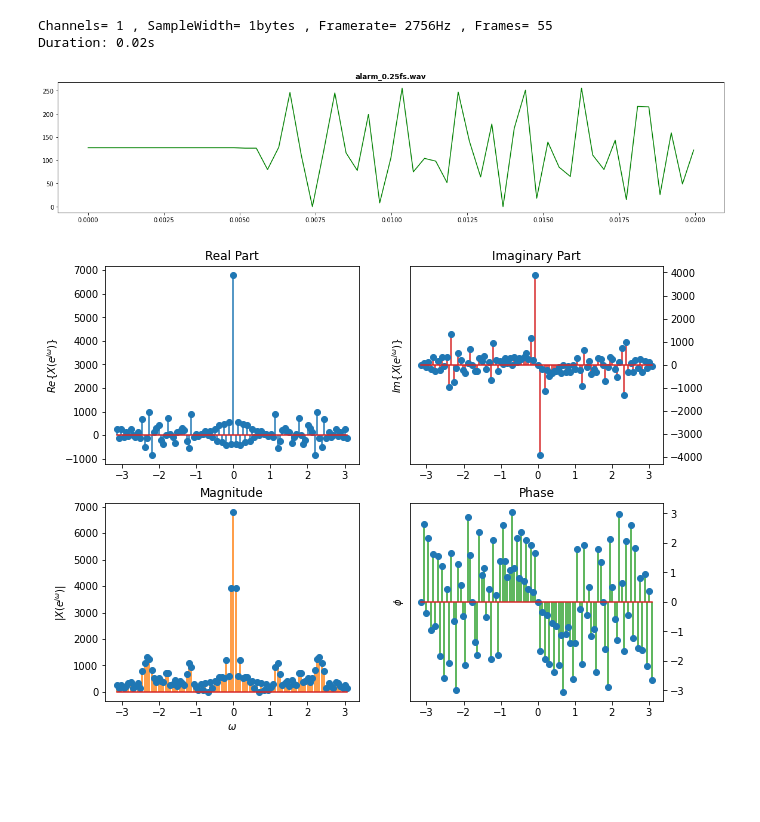
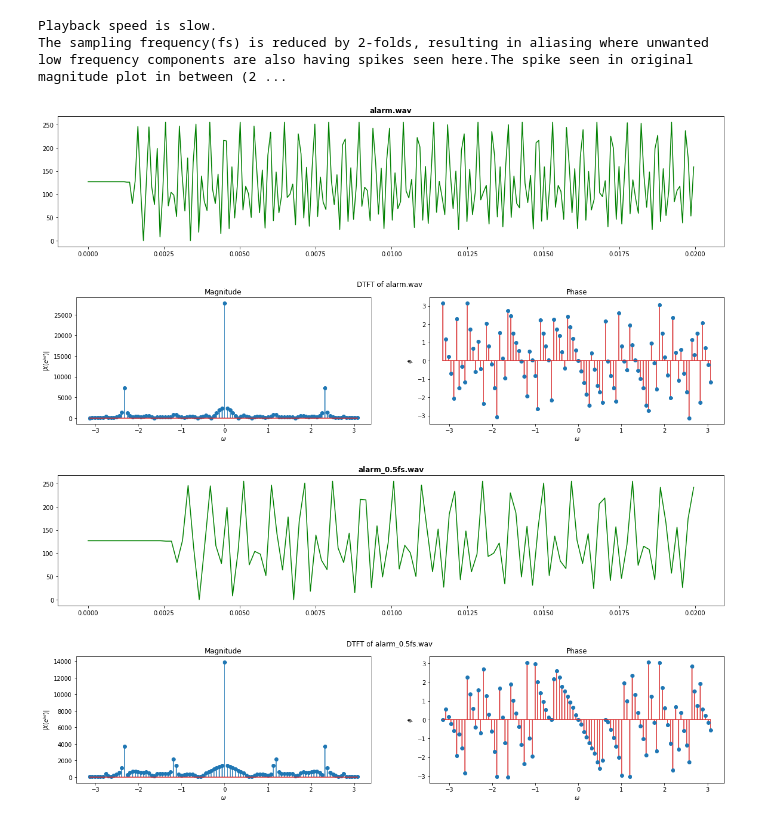
Before and after one commit to TUdayKiranReddy/DSP, a Jupyter notebook: hw1.ipynb, the cells around one changed output. Cells and saved outputs as stored; diff of their text form; code cells hidden in the pictures; blank space fills up the shorter version.

```diff
--- a/hw1.ipynb
+++ b/hw1.ipynb
@@ -120,29 +130,30 @@ def wavfile_to_nparray(FILE, verbose=0, time_len=None, normalise=False):
 
 #This below function will Plot the Time signal. Computes DTFT and also plots Magnitude and phase
 
-def analyise_wav_file(file, normalise, time_len=None):
-    audio, t, frames, _ = wavfile_to_nparray(file, verbose=1, time_len=time_len, normalise=normalise)
+def analyise_wav_file(file, normalise, time_len=None, verbose=0):
+    audio, t, frames, _ = wavfile_to_nparray(file, verbose=verbose, time_len=time_len, normalise=normalise)
     time = np.linspace(0, t, frames)
 
     dtft_audio = dtft(audio, N=100)
 
     plt.rcParams['figure.figsize'] = [20, 4]
+    plt.rc('axes', labelsize=12)
 
     plt.figure()                                            #Plotting Time signal
     plt.title(file, fontsize='large', fontweight='bold')
     plt.plot(time, audio, color='green')
 
 #                                                             #Plotting Magnitude and Phase
-#     fig, (ax1, ax2) = plt.subplots(1,2)
-#     plt.suptitle("DTFT of "+file)
-#     ax1.title.set_text('Magnitude')
-#     ax1.stem(dtft_audio['omega'], dtft_audio['magnitude'])
-#     ax1.set(xlabel='$\omega$', ylabel='$|X(e^{j \omega})|$')
+    fig, (ax1, ax2) = plt.subplots(1,2)
+    plt.suptitle("DTFT of "+file)
+    ax1.title.set_text('Magnitude')
+    ax1.stem(dtft_audio['omega'], dtft_audio['magnitude'])
+    ax1.set(xlabel='$\omega$', ylabel='$|X(e^{j \omega})|$')
 
-#     ax2.title.set_text('Phase')
-#     ax2.set(xlabel='$\omega$', ylabel='$\phi$')
-#     ax2.stem(dtft_audio['omega'], dtft_audio['phase'], 'tab:red')
-    dtft_plotter(dtft_audio)
+    ax2.title.set_text('Phase')
+    ax2.set(xlabel='$\omega$', ylabel='$\phi$')
+    ax2.stem(dtft_audio['omega'], dtft_audio['phase'], 'tab:red')
+#     dtft_plotter(dtft_audio)
 # %%
 def fr_alter(file, fr_scale, nchannels=1, sampwidth=1):
     audio_file = wave.open(file, 'rb')
@@ -174,8 +196,22 @@ Duration: 0.02s
 # %%
+new_filename = fr_alter(file, 0.50)
+
+play(file)
+analyise_wav_file(file, time_len=0.02, normalise=False)
+
 play(new_filename)
 analyise_wav_file(new_filename, time_len=0.02, normalise=False)
+
+
+print("Playback speed is slow.")
+print("The sampling frequency(fs) is reduced by 2-folds, resulting in aliasing where unwanted"
+      , "low frequency components are also having spikes seen here.The spike seen in"
+      , "original magnitude plot in between (2, 3) in omega axis is also observed in new audio file in "
+      , "between (1, 2). But this new framerate is better than previously observed.")
 # %% [output]
-Channels= 1 , SampleWidth= 1bytes , Framerate= 2756Hz , Frames= 55
-Duration: 0.02s
+Playback speed is slow.
+The sampling frequency(fs) is reduced by 2-folds, resulting in aliasing where unwanted low frequency components are also having spikes seen here.The spike seen in original magnitude plot in between (2 ...
-[figure, old version]
+[figure, new version]
-[figure, old version]
+[figure, new version]
+[figure, added]
+[figure, added]
```
Also changed, not shown: parts of 35 cells of this notebook.
